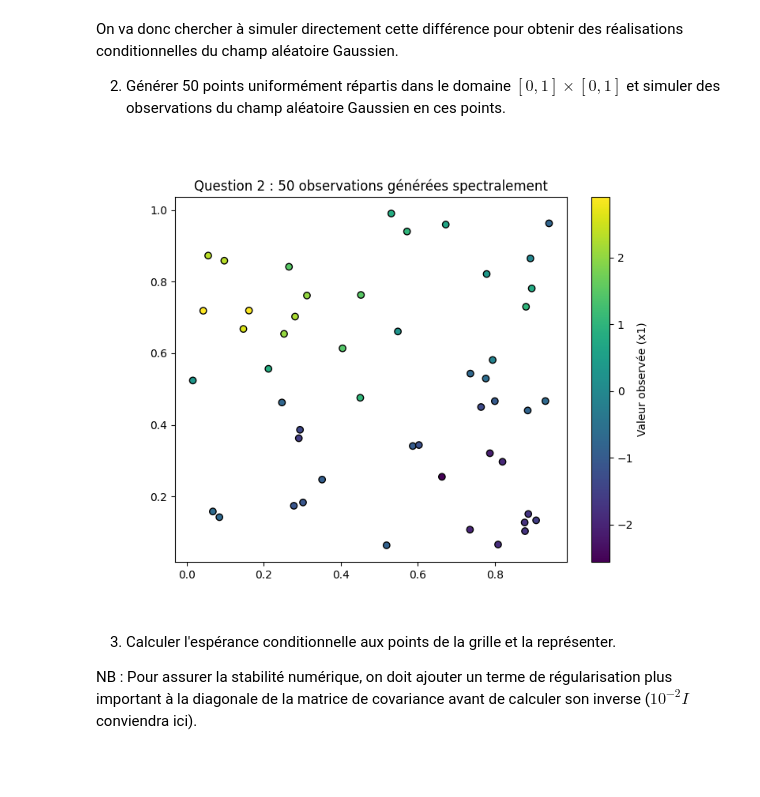
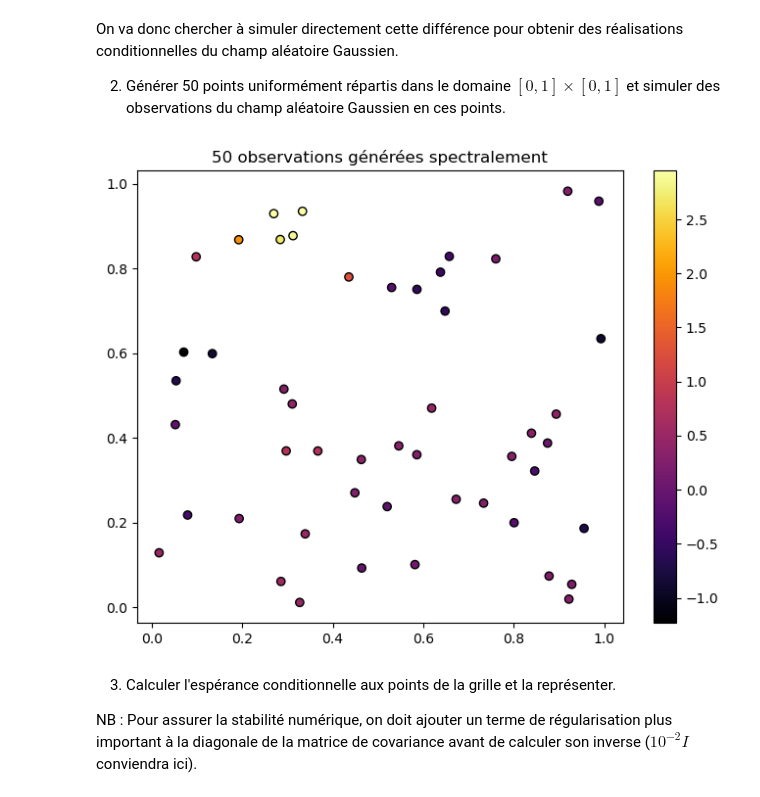
Before and after one commit to yannisalln/projet-proba, a Jupyter notebook: Projet Probabilités.ipynb, the cells around one changed output. Saved outputs shown, nothing was run; the diff lists cells and outputs as text; code cells hidden in the pictures; blank space fills up the shorter version.

```diff
--- a/Projet Probabilités.ipynb
+++ b/Projet Probabilités.ipynb
@@ -295,30 +444,29 @@ On va donc chercher à simuler directement cette différence pour obtenir des r
 
 2. Générer 50 points uniformément répartis dans le domaine  $[0, 1] \times [0, 1]$ et simuler des observations du champ aléatoire Gaussien en ces points.
 # %%
+n = 50
+sigma2 = 1.0
+a = 0.05
 
-n=50
-sigma2=1.0
-a=0.05
-
-X_1=np.random.uniform(0,1,size=(n,2))
+X_1 = np.random.uniform(0,1,size=(n,2))
 N = 500
 W = np.random.normal(0, np.sqrt(2/a), size=(N, 2))
 Phi = np.random.uniform(0, 2*np.pi, size=N)
 
 x_1 = np.zeros(n)
 for i in range(n):
-    x_1[i] = np.sqrt(2*sigma2/N) * np.sum(np.cos(np.dot(W, X_1[i]) + Phi))
+    x_1[i] = np.sqrt(2*sigma2/N) * np.sum(np.cos(np.dot(W, X_1[i].T) + Phi), axis=0)
 
-Mat_dist=distance_matrix(X_1,X_1)
-K=covariance_gaussienne(Mat_dist,sigma2,a)
+D11 = distance_matrix(X_1,X_1)
+K11 = covariance_gaussienne(D11,sigma2,a)
 
 plt.figure(figsize=(8, 6))
-plt.scatter(X_1[:, 0], X_1[:, 1], c=x_1, cmap='viridis', edgecolors='k')
-plt.colorbar(label="Valeur observée (x1)")
-plt.title("Question 2 : 50 observations générées spectralement")
+plt.scatter(X_1[:, 0], X_1[:, 1], c=x_1, cmap='inferno', edgecolors='k')
+plt.colorbar()
+plt.title("50 observations générées spectralement")
 plt.show()
 # %% [output]
-[figure, old version]
+[figure, new version]
 # %% [markdown]
 
 3. Calculer l'espérance conditionnelle aux points de la grille et la représenter.
```
Also changed, not shown: parts of 26 cells of this notebook.
